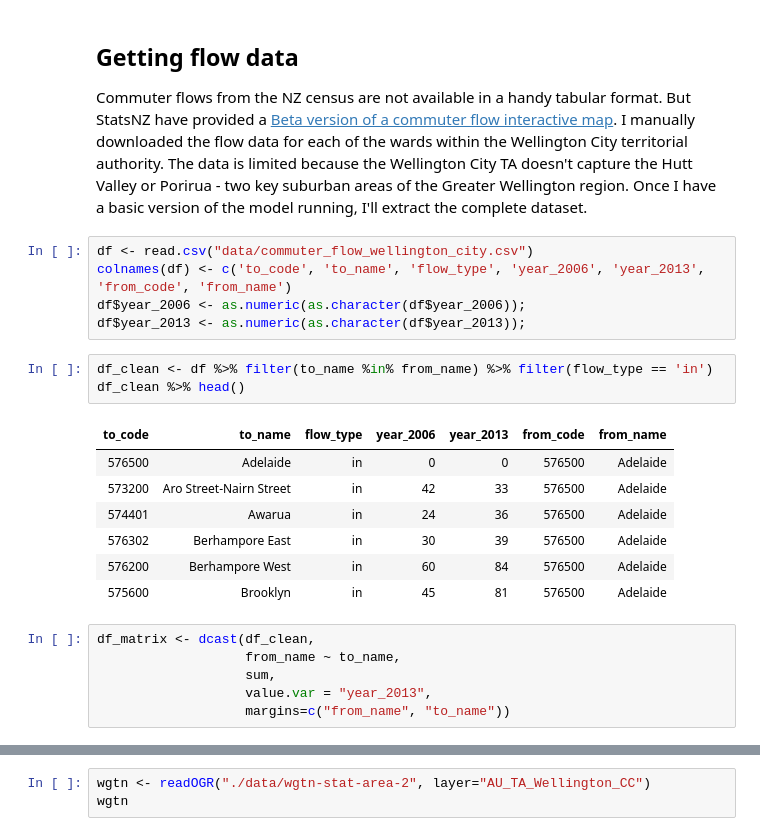
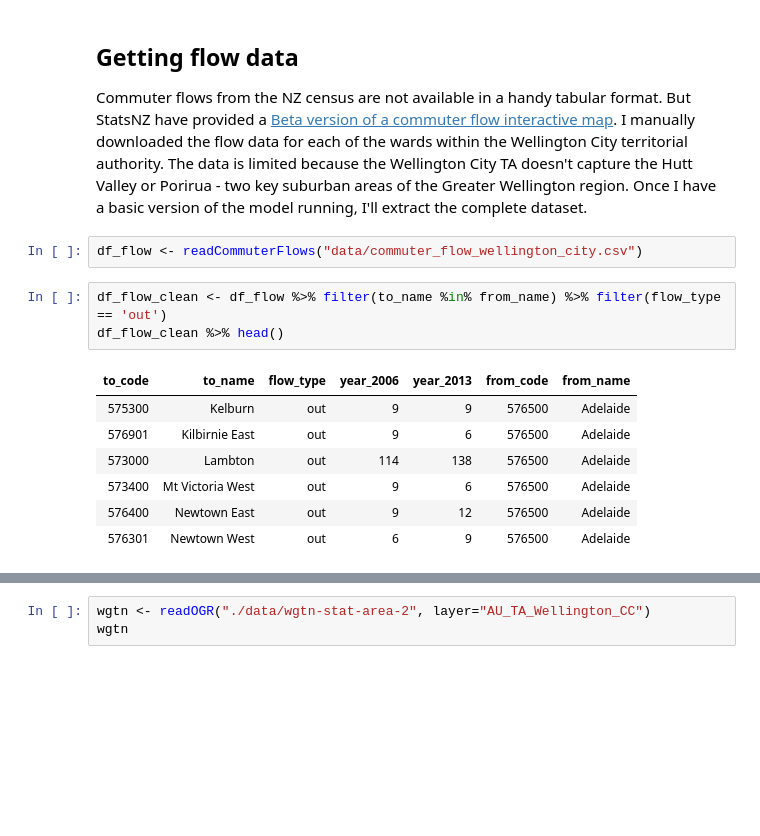
Before and after one commit to shriv/wellington-commutes, a Jupyter notebook: Commuting Flow Analysis.ipynb, the cells around one changed output, grey strips where cells are left out. Cells and saved outputs as stored; diff of their text form; blank space fills up the shorter version.

```diff
--- a/Commuting Flow Analysis.ipynb
+++ b/Commuting Flow Analysis.ipynb
@@ -58,25 +61,16 @@ Some notes:
 # %% [markdown]
 ## Getting flow data
 Commuter flows from the NZ census are not available in a handy tabular format. But StatsNZ have provided a [Beta version of a commuter flow interactive map](https://www.stats.govt.nz/tools/commuter-view). I manually downloaded the flow data for each of the wards within the Wellington City territorial authority. The data is limited because the Wellington City TA doesn't capture the Hutt Valley or Porirua - two key suburban areas of the Greater Wellington region. Once I have a basic version of the model running, I'll extract the complete dataset.
-# %%
-df <- read.csv("data/commuter_flow_wellington_city.csv")
-colnames(df) <- c('to_code', 'to_name', 'flow_type', 'year_2006', 'year_2013', 'from_code', 'from_name')
-df$year_2006 <- as.numeric(as.character(df$year_2006));
-df$year_2013 <- as.numeric(as.character(df$year_2013));
+# %%
+df_flow <- readCommuterFlows("data/commuter_flow_wellington_city.csv")
 # %%
-df_clean <- df %>% filter(to_name %in% from_name) %>% filter(flow_type == 'in')
-df_clean %>% head()
+df_flow_clean <- df_flow %>% filter(to_name %in% from_name) %>% filter(flow_type == 'out')
+df_flow_clean %>% head()
 # %% [output]
 | to_code | to_name | flow_type | year_2006 | year_2013 | from_code | from_name |
-| 576500 | Adelaide | in | 0 | 0 | 576500 | Adelaide |
-| 573200 | Aro Street-Nairn Street | in | 42 | 33 | 576500 | Adelaide |
-| 574401 | Awarua | in | 24 | 36 | 576500 | Adelaide |
-| 576302 | Berhampore East | in | 30 | 39 | 576500 | Adelaide |
-| 576200 | Berhampore West | in | 60 | 84 | 576500 | Adelaide |
-| 575600 | Brooklyn | in | 45 | 81 | 576500 | Adelaide |
+| 575300 | Kelburn | out | 9 | 9 | 576500 | Adelaide |
+| 576901 | Kilbirnie East | out | 9 | 6 | 576500 | Adelaide |
+| 573000 | Lambton | out | 114 | 138 | 576500 | Adelaide |
+| 573400 | Mt Victoria West | out | 9 | 6 | 576500 | Adelaide |
+| 576400 | Newtown East | out | 9 | 12 | 576500 | Adelaide |
+| 576301 | Newtown West | out | 6 | 9 | 576500 | Adelaide |
-# %%
-df_matrix <- dcast(df_clean,
-                   from_name ~ to_name,
-                   sum,
-                   value.var = "year_2013",
-                   margins=c("from_name", "to_name"))
```
Also changed, not shown: parts of 34 cells of this notebook, 2 other files.
